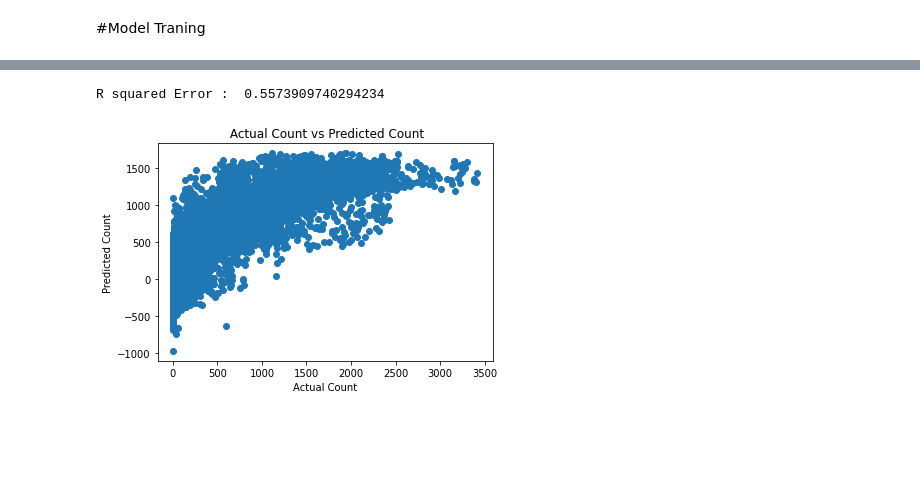
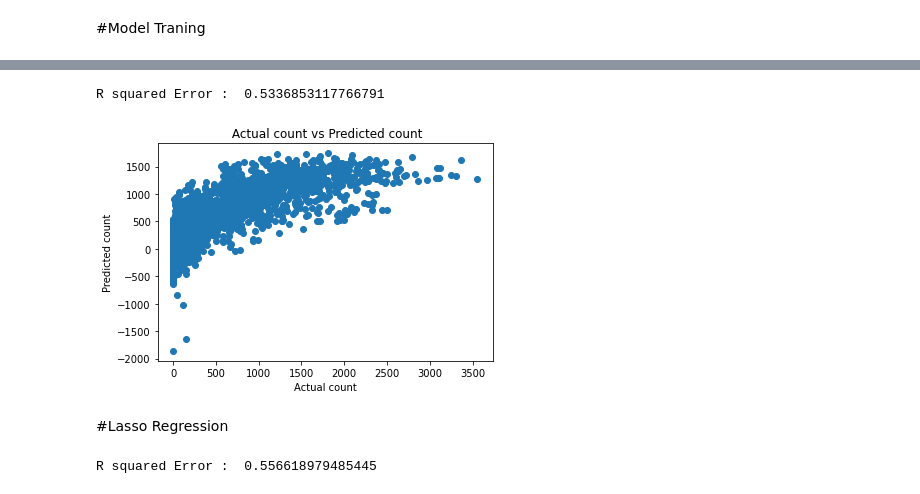
Before and after one commit to soniya1993/Bike-Sharing-Demand-Prediction-, a Jupyter notebook: Bike_Sharing_Demand_Prediction_Capstone_Project_2.ipynb, the cells around one changed output, grey strips where cells are left out. Drawn from its saved outputs; the diff is of its cells as text; code cells hidden in the pictures; blank space fills up the shorter version.

Commit message:
model traning done with graphs

```diff
--- a/Bike_Sharing_Demand_Prediction_Capstone_Project_2.ipynb
+++ b/Bike_Sharing_Demand_Prediction_Capstone_Project_2.ipynb
@@ -265,3 +267,5 @@ sns.heatmap(corr, annot=True, annot_kws={'size':15})
+# %%
+df=df.drop(['Dew point temperature(°C)'],axis=1)
 # %% [markdown]
 **Conclusion**
 
@@ -377,13 +395,15 @@ training_data_prediction = reg.predict(x_train)
 # %%
-error_score = metrics.r2_score(y_train, training_data_prediction)
+# prediction on Test data
+y_pred = reg.predict(x_test)
+error_score = metrics.r2_score(y_test, y_pred)
 print("R squared Error : ", error_score)
 # %% [output]
-R squared Error :  0.5573909740294234
+R squared Error :  0.5336853117766791
 # %%
-plt.scatter(y_train, training_data_prediction)
-plt.xlabel("Actual Count")
-plt.ylabel("Predicted Count")
-plt.title(" Actual Count vs Predicted Count")
+plt.scatter(y_test, y_pred)
+plt.xlabel("Actual count")
+plt.ylabel("Predicted count")
+plt.title(" Actual count vs Predicted count")
 plt.show()
 # %% [output]
-[figure, old version]
+[figure, new version]
@@ -392,0 +410,10 @@ test_data_prediction = reg.predict(x_test)
+# %% [markdown]
+#Lasso Regression
+# %%
+lass_reg_model = Lasso()
+lass_reg_model.fit(x_train,y_train)
+y_pred = lass_reg_model.predict(x_train)# prediction on Training data
+error_score = metrics.r2_score(y_train,y_pred )
+print("R squared Error : ", error_score)
+# %% [output]
+R squared Error :  0.556618979485445
```
Also changed, not shown: parts of 25 cells of this notebook.
